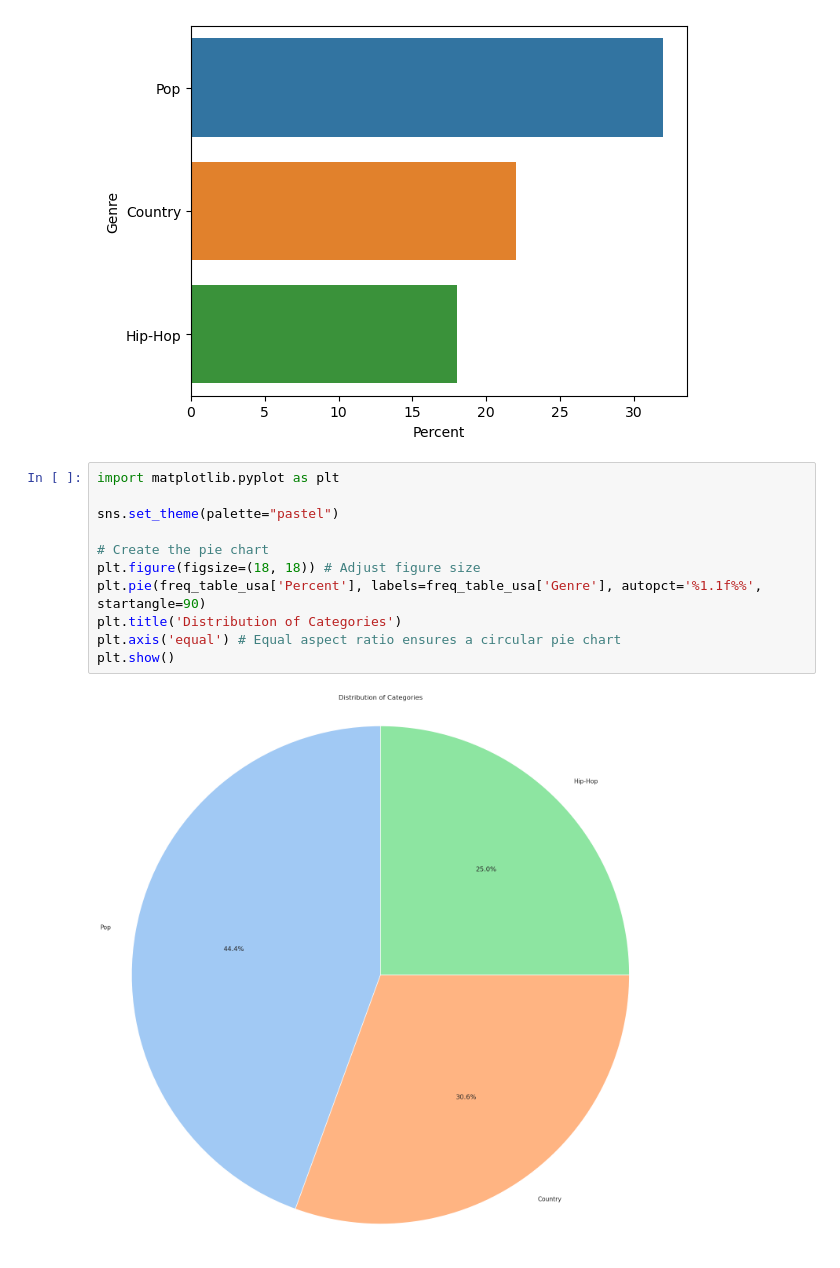
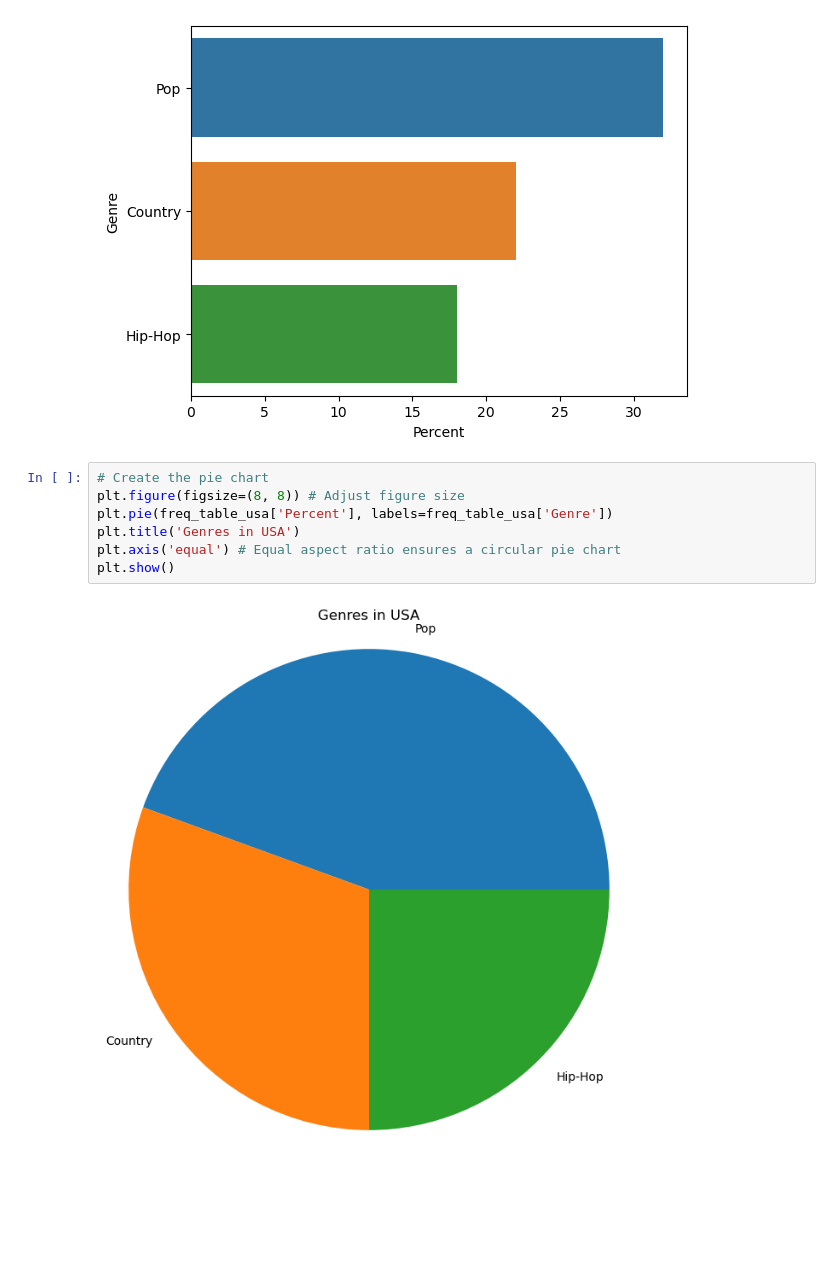
Before and after one commit to SSpindt/AI_CCIC, a Jupyter notebook: Semester 1/Spotify Top Tracks/Top_Tracks.ipynb, the cells around one changed output. Saved outputs shown, nothing was run; the diff lists cells and outputs as text; blank space fills up the shorter version.

```diff
--- a/Semester 1/Spotify Top Tracks/Top_Tracks.ipynb
+++ b/Semester 1/Spotify Top Tracks/Top_Tracks.ipynb
@@ -81,15 +101,11 @@ sns.barplot(freq_table_usa, x="Percent", y="Genre")
 <Axes: xlabel='Percent', ylabel='Genre'>
 [figure]
 # %%
-import matplotlib.pyplot as plt
-
-sns.set_theme(palette="pastel")
-
 # Create the pie chart
-plt.figure(figsize=(18, 18)) # Adjust figure size
-plt.pie(freq_table_usa['Percent'], labels=freq_table_usa['Genre'], autopct='%1.1f%%', startangle=90)
-plt.title('Distribution of Categories')
+plt.figure(figsize=(8, 8)) # Adjust figure size
+plt.pie(freq_table_usa['Percent'], labels=freq_table_usa['Genre'])
+plt.title('Genres in USA')
 plt.axis('equal') # Equal aspect ratio ensures a circular pie chart
 plt.show()
 # %% [output]
-[figure, old version]
+[figure, new version]
```
Also changed, not shown: parts of 5 cells of this notebook, 5 other files.
